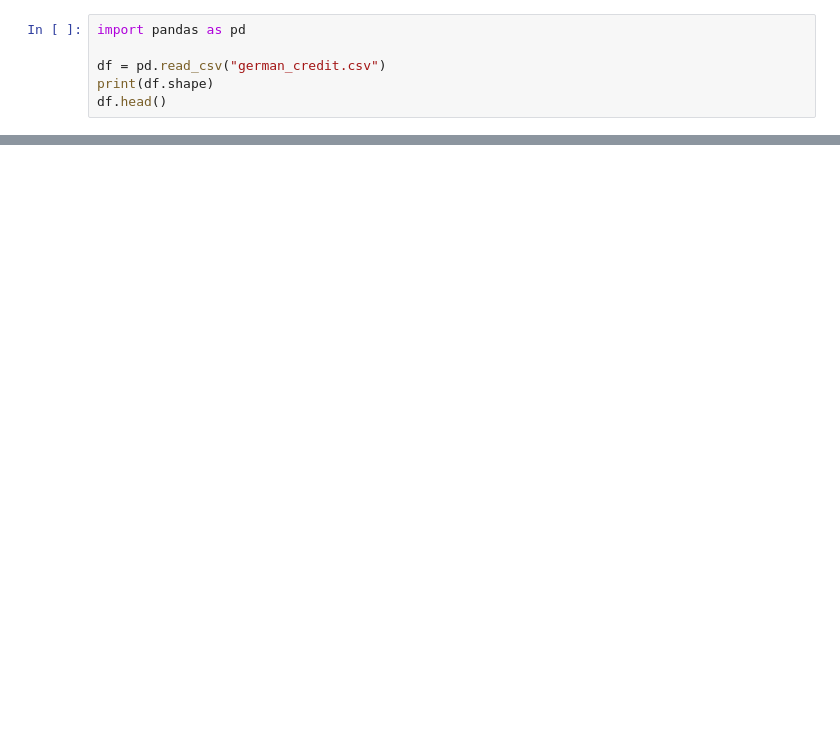
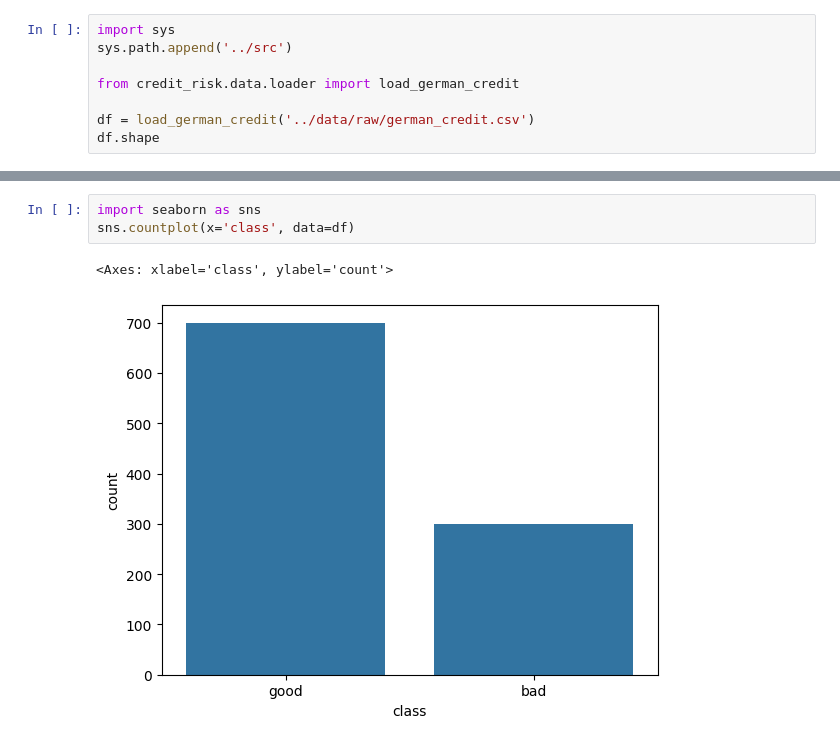
Before and after one commit to rriizz2k/credit-risk-scoring, a Jupyter notebook: notebooks/eda.ipynb, the cells around one changed output, grey strips where cells are left out. Saved outputs shown, nothing was run; the diff lists cells and outputs as text; blank space fills up the shorter version.

```diff
--- a/notebooks/eda.ipynb
+++ b/notebooks/eda.ipynb
@@ -1,8 +1,10 @@
 # %%
-import pandas as pd
+import sys
+sys.path.append('../src')
 
-df = pd.read_csv("german_credit.csv")
-print(df.shape)
-df.head()
+from credit_risk.data.loader import load_german_credit
+
+df = load_german_credit('../data/raw/german_credit.csv')
+df.shape
 # %% [output]
 (1000, 21)
@@ -15,0 +18,6 @@ df.head()
+# %%
+import seaborn as sns
+sns.countplot(x='class', data=df)
+# %% [output]
+<Axes: xlabel='class', ylabel='count'>
+[figure, added]
```
Also changed, not shown: parts of 4 cells of this notebook, 1 other file.
